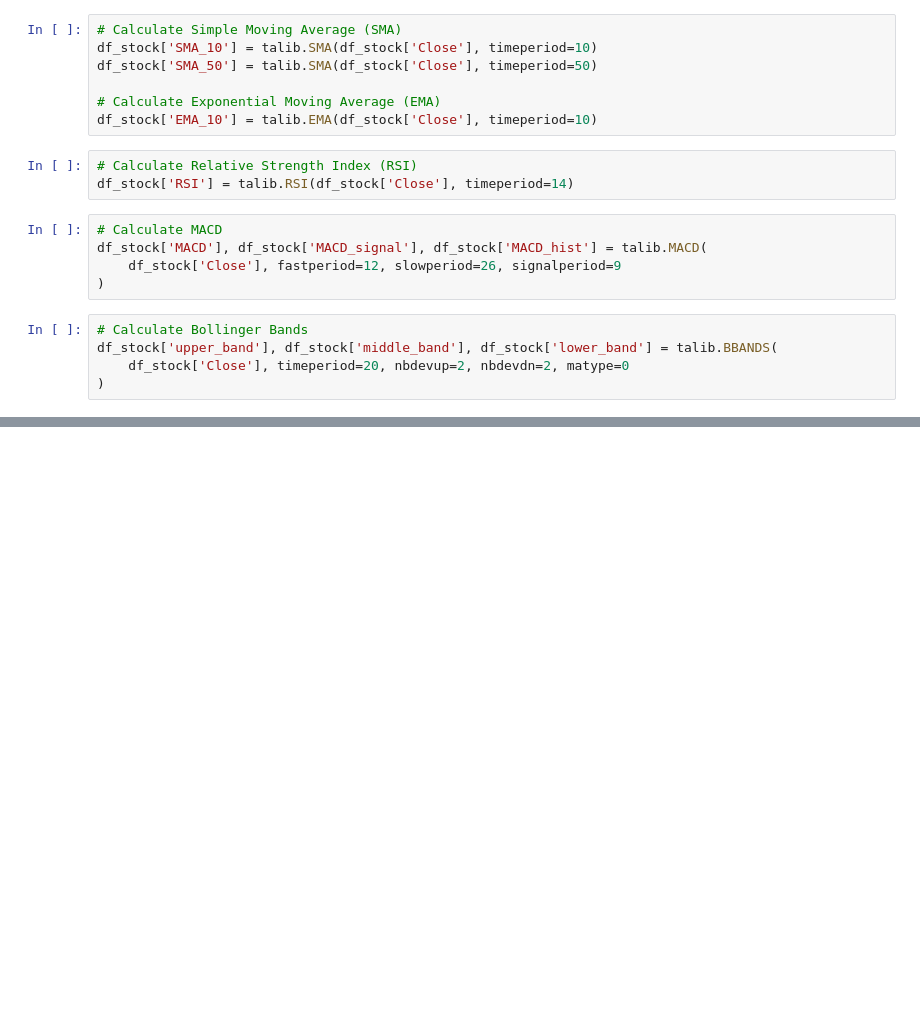
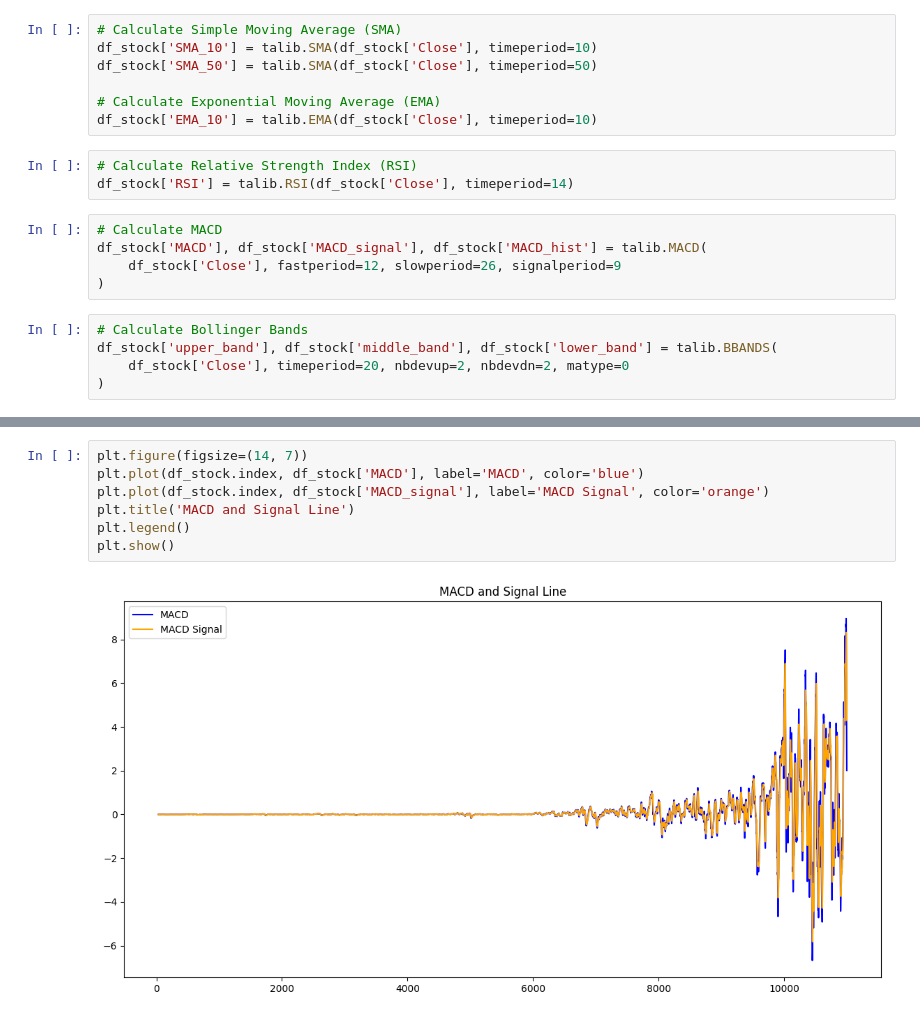
Before and after one commit to SaraFedlu/FinNews-Sentiment-Stock-Correlation-Analysis, a Jupyter notebook: notebooks/correlation_analysis.ipynb, the cells around one changed output, grey strips where cells are left out. Drawn from its saved outputs; the diff is of its cells as text; blank space fills up the shorter version.

```diff
--- a/notebooks/correlation_analysis.ipynb
+++ b/notebooks/correlation_analysis.ipynb
@@ -68,0 +106,9 @@ df_stock['upper_band'], df_stock['middle_band'], df_stock['lower_band'] = talib.
+# %%
+plt.figure(figsize=(14, 7))
+plt.plot(df_stock.index, df_stock['MACD'], label='MACD', color='blue')
+plt.plot(df_stock.index, df_stock['MACD_signal'], label='MACD Signal', color='orange')
+plt.title('MACD and Signal Line')
+plt.legend()
+plt.show()
+# %% [output]
+[figure, added]
```
Also changed, not shown: parts of 5 cells of this notebook, 1 other file.
